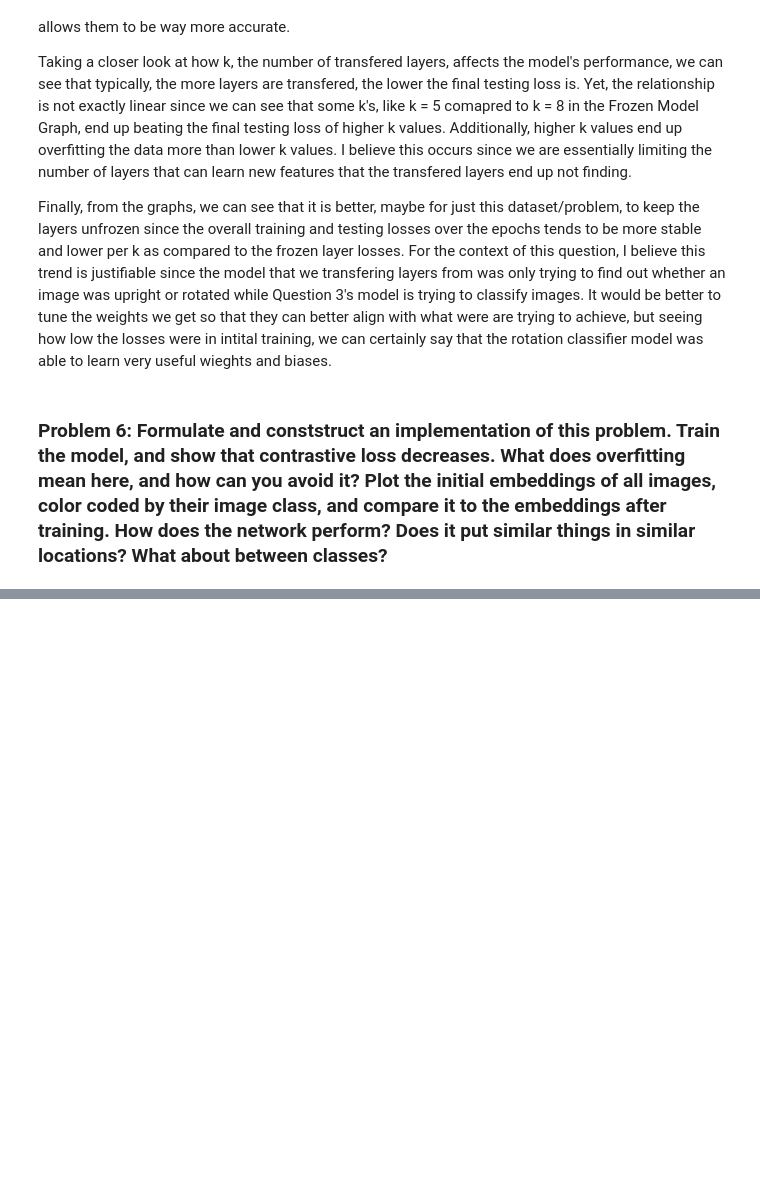
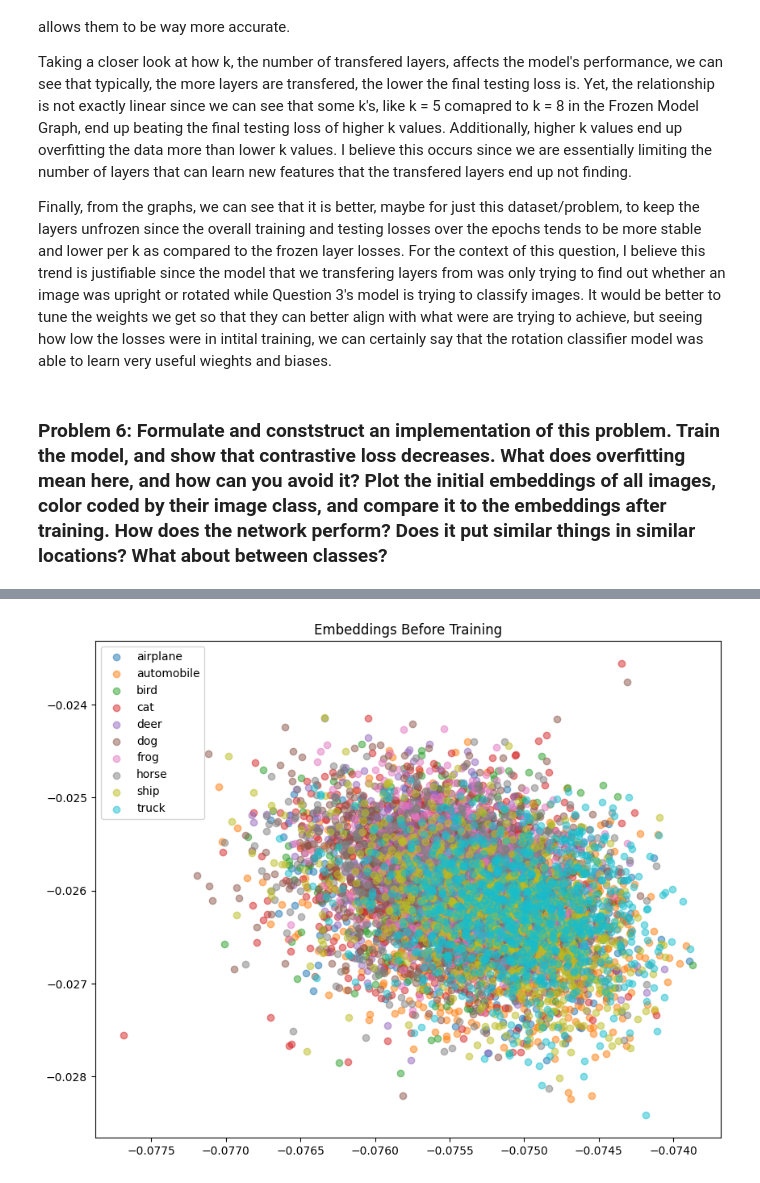
Before and after one commit to zm237/Intro-to-Deep-Learning-Projects, a Jupyter notebook: Project 2/Homework2.ipynb, the cells around one changed output, grey strips where cells are left out. Cells and saved outputs as stored; diff of their text form; code cells hidden in the pictures; blank space fills up the shorter version.

```diff
--- a/Project 2/Homework2.ipynb
+++ b/Project 2/Homework2.ipynb
@@ -1551 +1531,11 @@ KeyboardInterrupt:
+# %%
+c_dropout = f_dropout = 0
+
+dummy_model = CIFAR10_Encoder(c_dropout, f_dropout).to(device)
+test_loader_vis = data.DataLoader(testset_full_CIFAR10, batch_size=batch_size, shuffle=False)
+
+pretrained_embeddings, pretrained_labels = get_all_embeddings(dummy_model, test_loader_vis)
+plot_embeddings(pretrained_embeddings, pretrained_labels, "Embeddings Before Training")
+# %% [output]
+[figure, added]
 # %%
```
Also changed, not shown: parts of 24 cells of this notebook, 11 other files.
